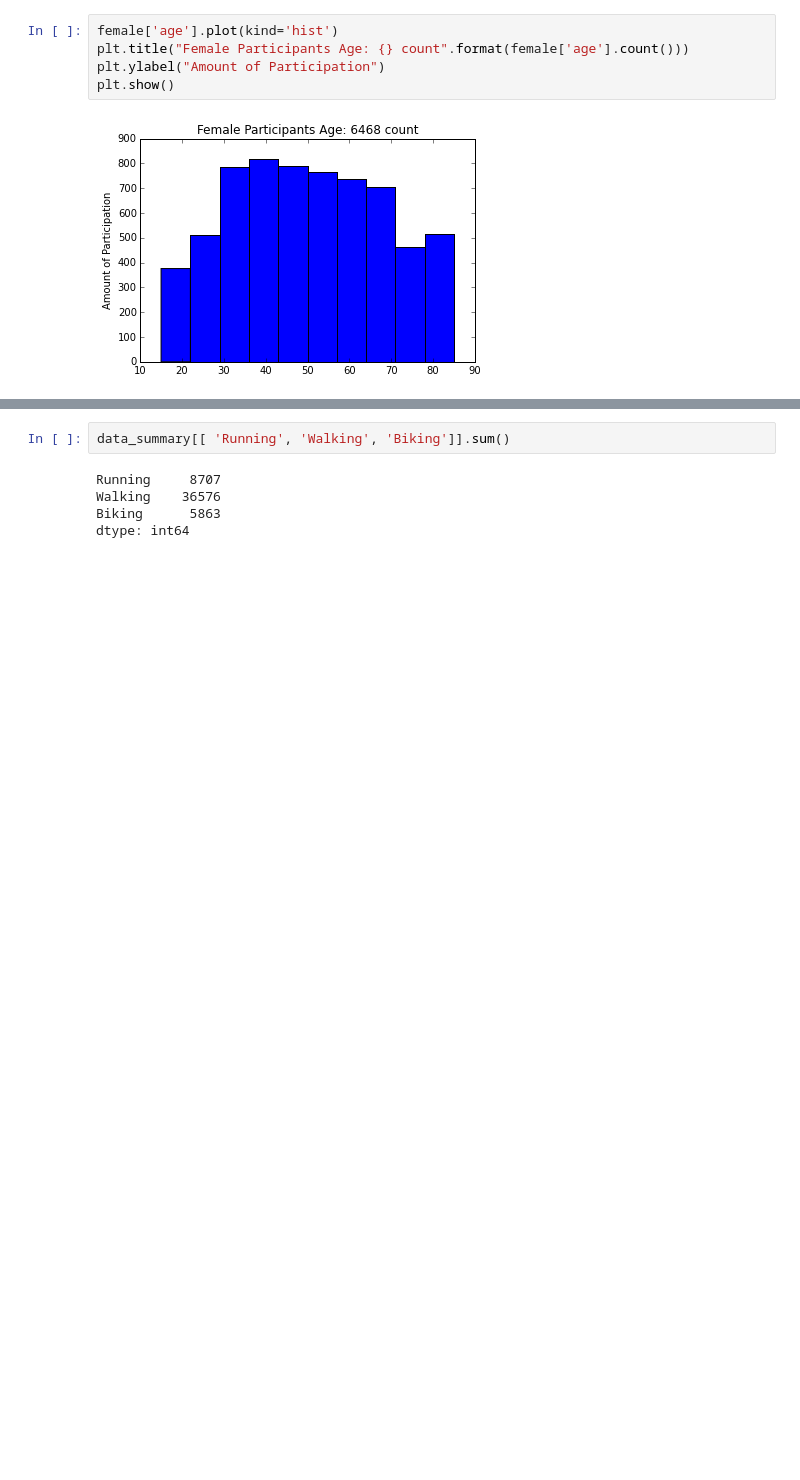
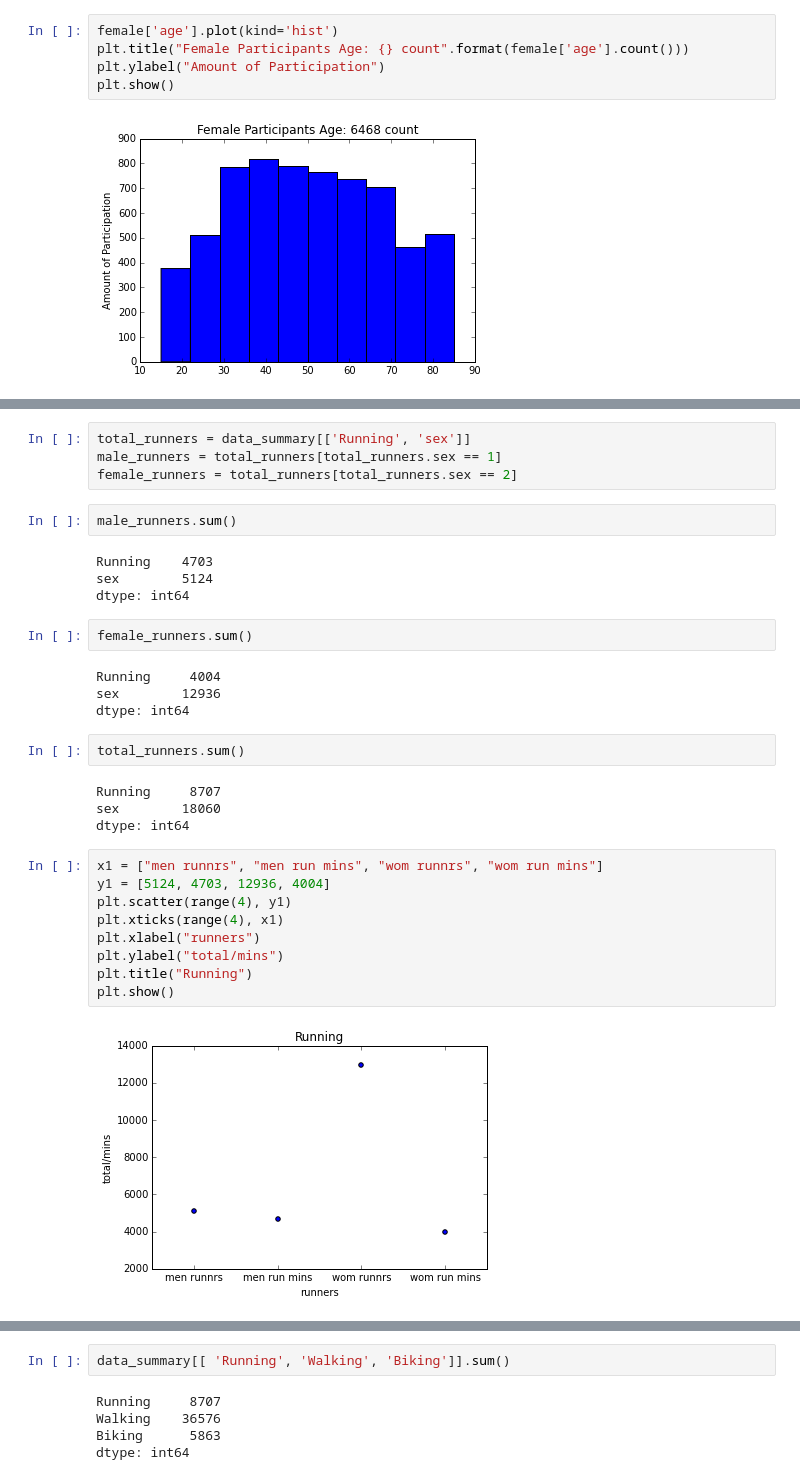
Before and after one commit to JermaineKee/Atus-Analysis, a Jupyter notebook: cleanedData.ipynb, the cells around one changed output, grey strips where cells are left out. Drawn from its saved outputs; the diff is of its cells as text; blank space fills up the shorter version.

```diff
--- a/cleanedData.ipynb
+++ b/cleanedData.ipynb
@@ -578,0 +589,33 @@ data_summary["Banking"].sum() #minutes spent "Banking"
+# %%
+total_runners = data_summary[['Running', 'sex']]
+male_runners = total_runners[total_runners.sex == 1]
+female_runners = total_runners[total_runners.sex == 2]
+# %%
+male_runners.sum()
+# %% [output]
+Running    4703
+sex        5124
+dtype: int64
+# %%
+female_runners.sum()
+# %% [output]
+Running     4004
+sex        12936
+dtype: int64
+# %%
+total_runners.sum()
+# %% [output]
+Running     8707
+sex        18060
+dtype: int64
+# %%
+x1 = ["men runnrs", "men run mins", "wom runnrs", "wom run mins"]
+y1 = [5124, 4703, 12936, 4004]
+plt.scatter(range(4), y1)
+plt.xticks(range(4), x1)
+plt.xlabel("runners")
+plt.ylabel("total/mins")
+plt.title("Running")
+plt.show()
+# %% [output]
+[figure, added]
```
Also changed, not shown: parts of 22 cells of this notebook, 1 other file.
